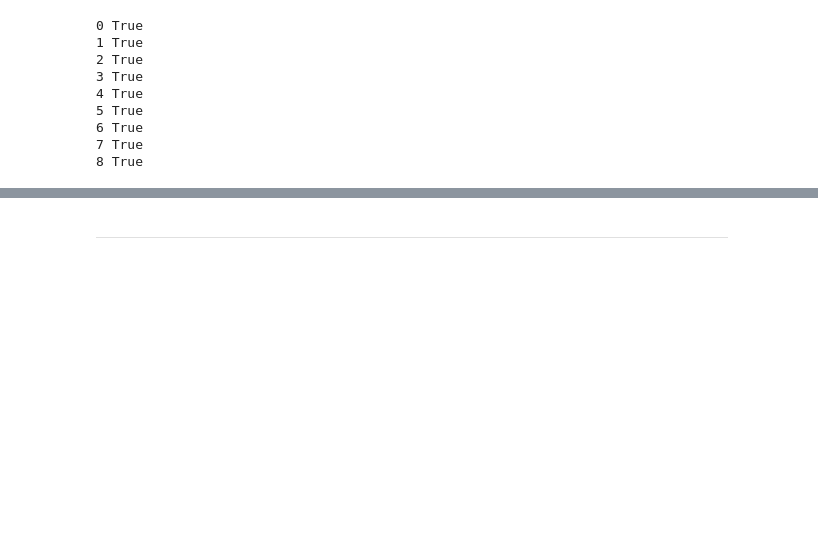
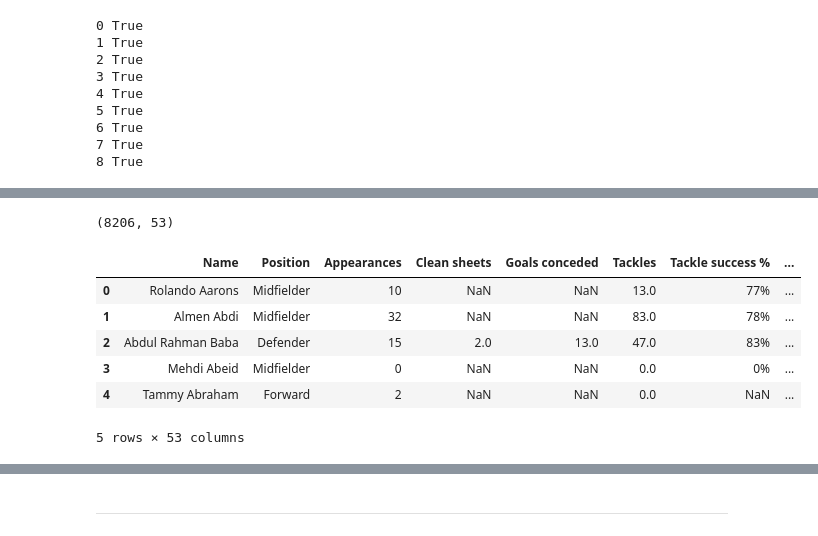
Before and after one commit to garethrogers28/premier-league-predictor, a Jupyter notebook: jupyter_notebooks/01_Data_Collection.ipynb, the cells around one changed output, grey strips where cells are left out. Cells and saved outputs as stored; diff of their text form; code cells hidden in the pictures; blank space fills up the shorter version.

Commit message:
Complete data collection notebook

```diff
--- a/jupyter_notebooks/01_Data_Collection.ipynb
+++ b/jupyter_notebooks/01_Data_Collection.ipynb
@@ -366,0 +367,2 @@ Section 2 content
+# %%
+all_players_df = pd.concat(season_data, ignore_index=True)
@@ -366,0 +375,14 @@ Section 2 content
+# %%
+all_players_df.shape
+# %% [output]
+(8206, 53)
+# %%
+all_players_df.head()
+# %% [output]
+|  | Name | Position | Appearances | Clean sheets | Goals conceded | Tackles | Tackle success % | ... |
+| 0 | Rolando Aarons | Midfielder | 10 | NaN | NaN | 13.0 | 77% | ... |
+| 1 | Almen Abdi | Midfielder | 32 | NaN | NaN | 83.0 | 78% | ... |
+| 2 | Abdul Rahman Baba | Defender | 15 | 2.0 | 13.0 | 47.0 | 83% | ... |
+| 3 | Mehdi Abeid | Midfielder | 0 | NaN | NaN | 0.0 | 0% | ... |
+| 4 | Tammy Abraham | Forward | 2 | NaN | NaN | 0.0 | NaN | ... |
+5 rows × 53 columns
```
Also changed, not shown: parts of 15 cells of this notebook, 1 other file.
